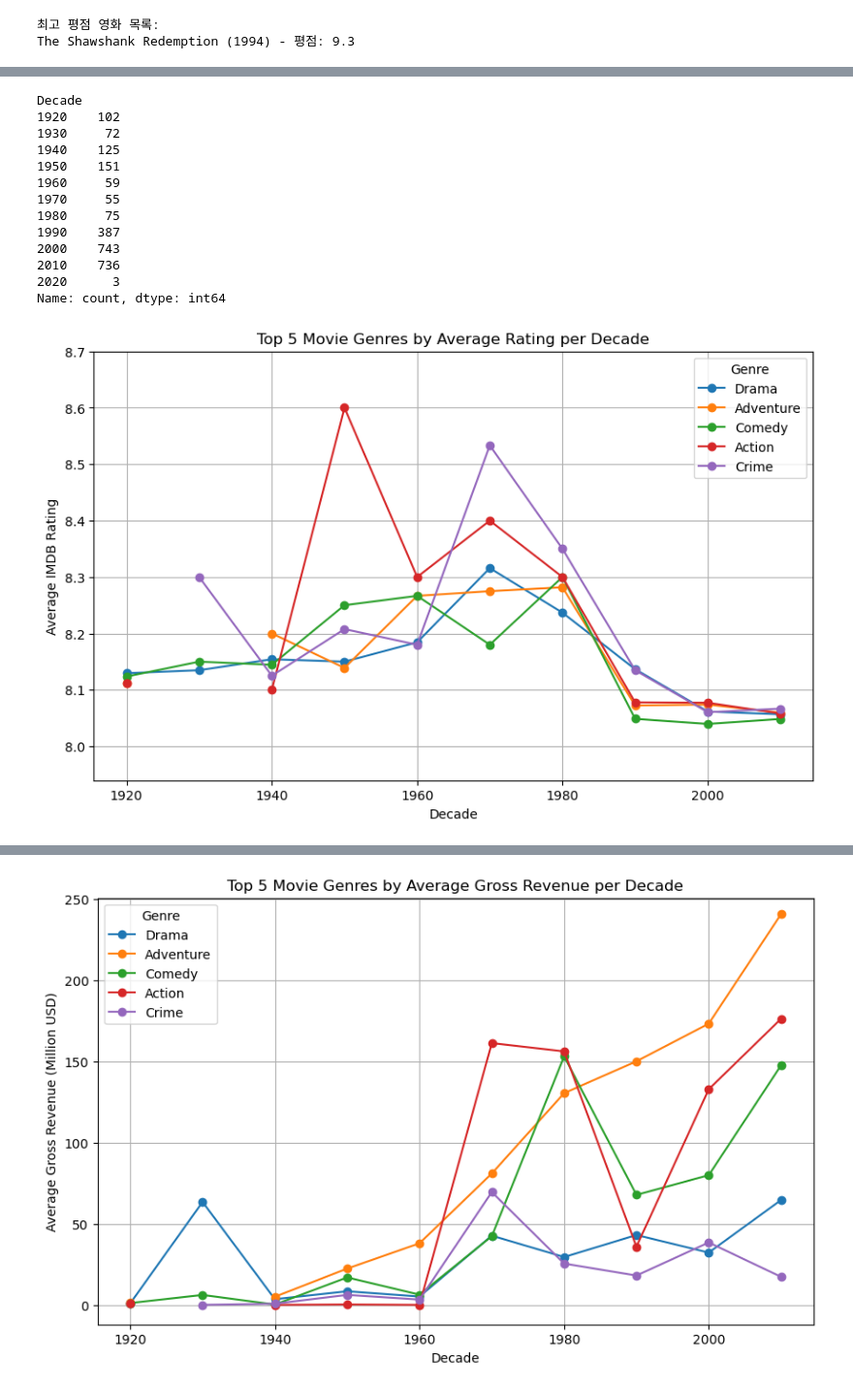
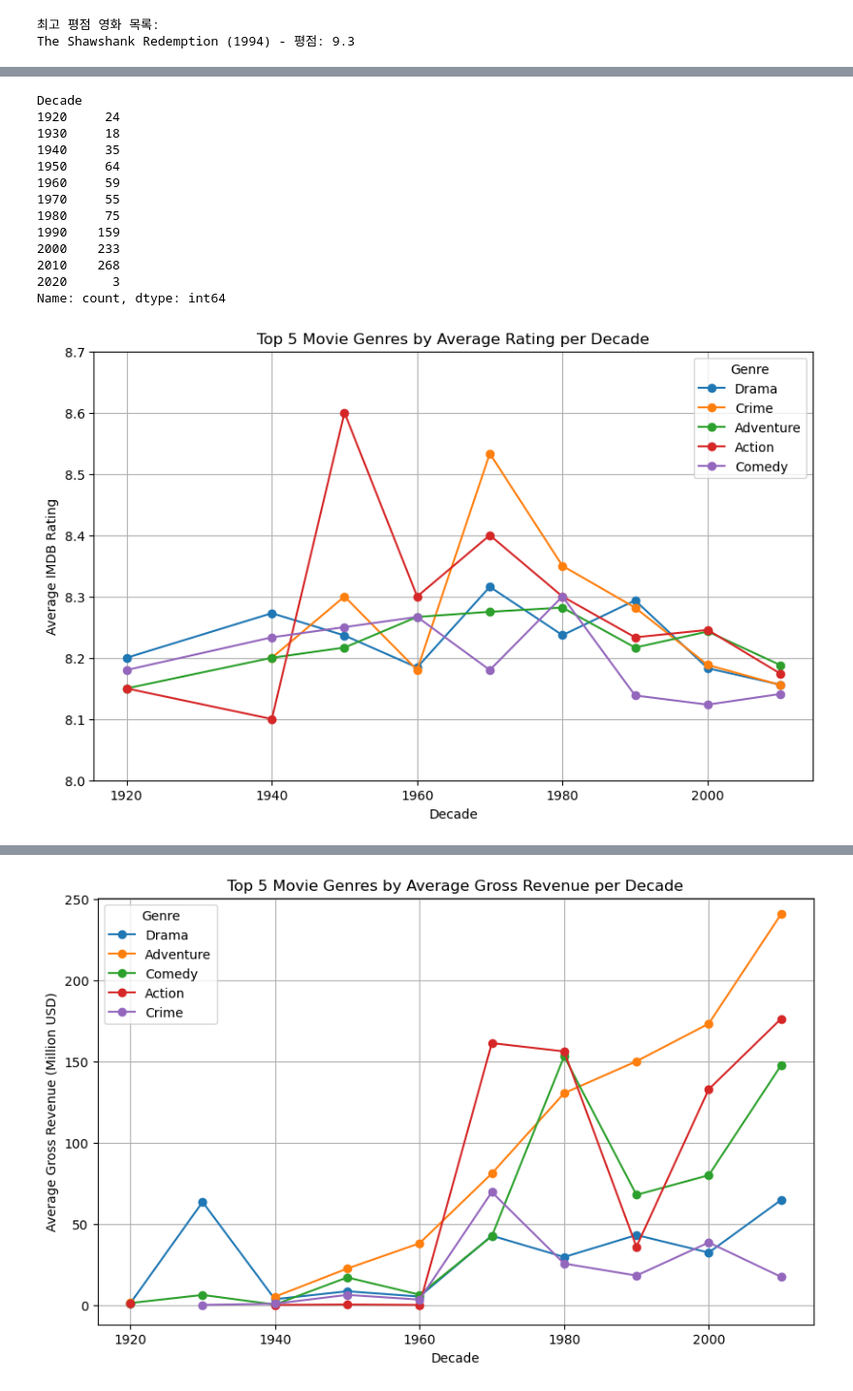
Before and after one commit to hobi2k/Supercoding_Project1_Team2, a Jupyter notebook: kooljk/Project1.ipynb, the cells around one changed output, grey strips where cells are left out. Shown: that part at 97% size. Cells and saved outputs as stored; diff of their text form; code cells hidden in the pictures.

```diff
--- a/kooljk/Project1.ipynb
+++ b/kooljk/Project1.ipynb
@@ -19,14 +19,30 @@ def clean_title(t):
     return t[i:].strip()
 
 df["Title"] = df["Title"].apply(clean_title)
-
 df["Rate"] = df["Rate"].astype(float)
 
 df["Released_Year"] = df["Title"].str.extract(r"\((\d{4})\)")
 df["Released_Year"] = df["Released_Year"].astype(int)
 
-df = df[["Title", "Genre", "Rate", "Released_Year"]]
+df = df[["Title", "Genre", "Rate", "Released_Year", "Info"]]
 df = df.drop_duplicates()
+
+df_full = df.copy()
+
+df_exploded = df.assign(Genre=df['Genre'].str.split(',')).explode('Genre')
+df_exploded['Genre'] = df_exploded['Genre'].str.strip()
+
+genre_counts = df_exploded['Genre'].value_counts()
+filtered_genres = genre_counts[genre_counts > 20]
+df_filtered = df_exploded[df_exploded['Genre'].isin(filtered_genres.index)]
+
+total_genres = len(genre_counts)
+avg_count = genre_counts.mean()
+
+print("총 장르 개수 (20편 이상):", len(filtered_genres))
+print("평균 장르별 영화 수 (20편 이상):", filtered_genres.mean())
+print("\n장르별 개수 (20편 이상):\n", filtered_genres)
+
 data_array = df.to_numpy()
 
 print("Final shape", data_array.shape)
@@ -209,51 +203,46 @@ plt.show()
 
 import pandas as pd
 import matplotlib.pyplot as plt
 
-df["Genre"] = df["Genre"].str.split(",")
-df = df.explode("Genre")
-df["Genre"] = df["Genre"].str.strip()
+df_exploded["Decade"] = df_exploded["Released_Year"] // 10 * 10
 
-df["Decade"] = df["Released_Year"].astype(int) // 10 * 10
-
-decade_counts = df["Decade"].value_counts().sort_index()
+decade_counts = df_exploded["Decade"].value_counts().sort_index()
 print(decade_counts)
 
 valid_decades = decade_counts[decade_counts >= 20].index
-df_filtered = df[df["Decade"].isin(valid_decades)]
+df_filtered = df_exploded[df_exploded["Decade"].isin(valid_decades)]
 
 genre_rate = df_filtered.groupby(["Decade", "Genre"])["Rate"].mean().reset_index()
 pivot_rate = genre_rate.pivot(index="Decade", columns="Genre", values="Rate")
 
 top_genres = df_filtered["Genre"].value_counts().head(5).index
 pivot_rate_top = pivot_rate[top_genres]
 
 pivot_rate_top.plot(kind="line", marker="o", figsize=(10,6))
 plt.title("Top 5 Movie Genres by Average Rating per Decade")
 plt.ylabel("Average IMDB Rating")
 plt.xlabel("Decade")
 
-y_min = pivot_rate_top.min().min()
-y_max = pivot_rate_top.max().max()
-plt.ylim(y_min - 0.1, y_max + 0.1)
+plt.ylim(pivot_rate_top.min().min() - 0.1,
+         pivot_rate_top.max().max() + 0.1)
 
 plt.grid(True)
 plt.show()
 # %% [output]
 Decade
-1920    102
-1930     72
-1940    125
-1950    151
+1920     24
+1930     18
+1940     35
+1950     64
 1960     59
 1970     55
 1980     75
-1990    387
-2000    743
-2010    736
+1990    159
+2000    233
+2010    268
 2020      3
 Name: count, dtype: int64
-[figure, old version]
+[figure, new version]
 # %%
 #확장 프로젝트 (2): 시기별(10년 단위) 장르별 관객수 분석
 
```
Also changed, not shown: parts of 9 cells of this notebook, 1 other file.
